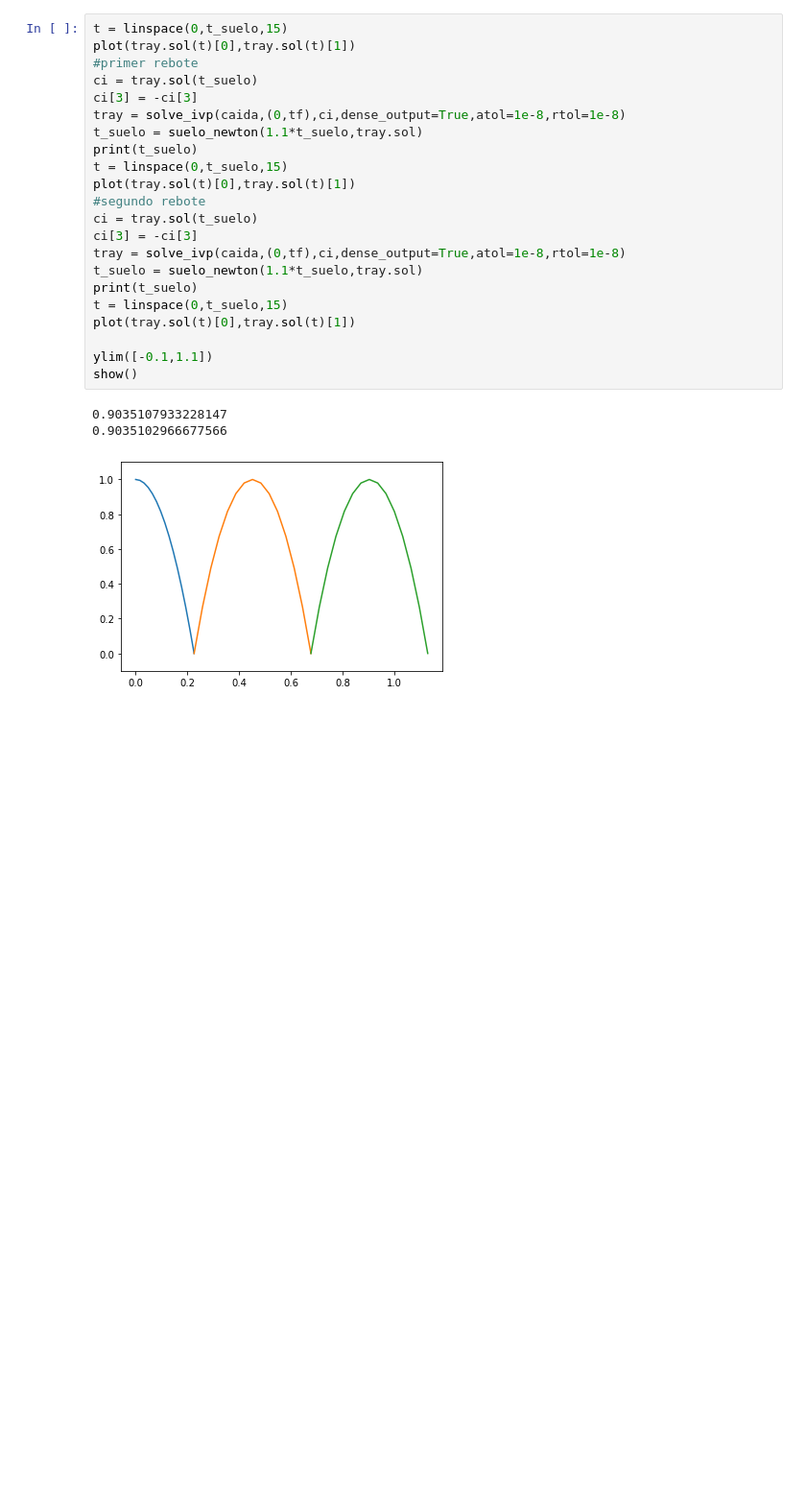
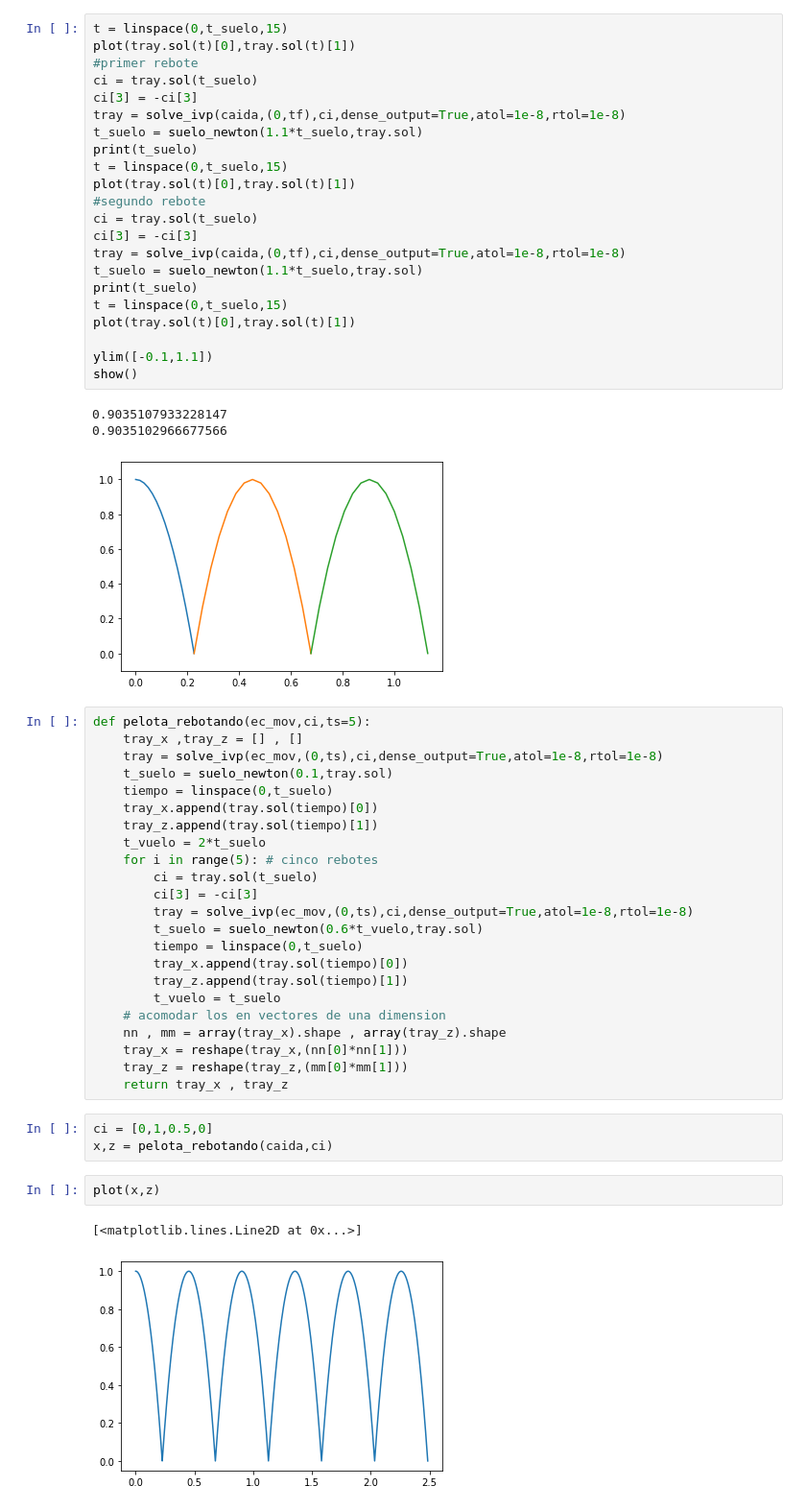
Before and after one commit to richmf/FisComp_borrador, a Jupyter notebook: Pelota que rebota.ipynb, the cells around one changed output. Shown at 96% size. Saved outputs shown, nothing was run; the diff lists cells and outputs as text; blank space fills up the shorter version.

```diff
--- a/Pelota que rebota.ipynb
+++ b/Pelota que rebota.ipynb
@@ -58,3 +58,34 @@ show()
 0.9035107933228147
 0.9035102966677566
 [figure]
+# %%
+def pelota_rebotando(ec_mov,ci,ts=5):
+    tray_x ,tray_z = [] , []
+    tray = solve_ivp(ec_mov,(0,ts),ci,dense_output=True,atol=1e-8,rtol=1e-8)
+    t_suelo = suelo_newton(0.1,tray.sol)
+    tiempo = linspace(0,t_suelo)
+    tray_x.append(tray.sol(tiempo)[0])
+    tray_z.append(tray.sol(tiempo)[1])
+    t_vuelo = 2*t_suelo
+    for i in range(5): # cinco rebotes
+        ci = tray.sol(t_suelo)
+        ci[3] = -ci[3]
+        tray = solve_ivp(ec_mov,(0,ts),ci,dense_output=True,atol=1e-8,rtol=1e-8)
+        t_suelo = suelo_newton(0.6*t_vuelo,tray.sol)
+        tiempo = linspace(0,t_suelo)
+        tray_x.append(tray.sol(tiempo)[0])
+        tray_z.append(tray.sol(tiempo)[1])
+        t_vuelo = t_suelo
+    # acomodar los en vectores de una dimension
+    nn , mm = array(tray_x).shape , array(tray_z).shape
+    tray_x = reshape(tray_x,(nn[0]*nn[1]))
+    tray_z = reshape(tray_z,(mm[0]*mm[1]))
+    return tray_x , tray_z
+# %%
+ci = [0,1,0.5,0]
+x,z = pelota_rebotando(caida,ci)
+# %%
+plot(x,z)
+# %% [output]
+[<matplotlib.lines.Line2D at 0x...>]
+[figure, added]
```
